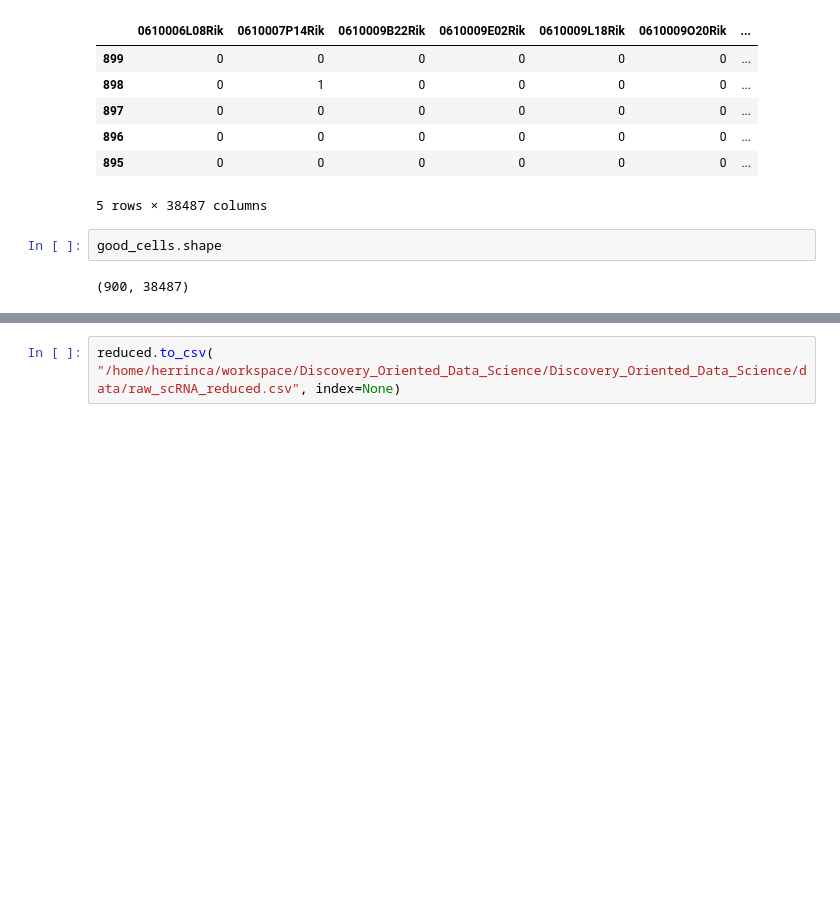
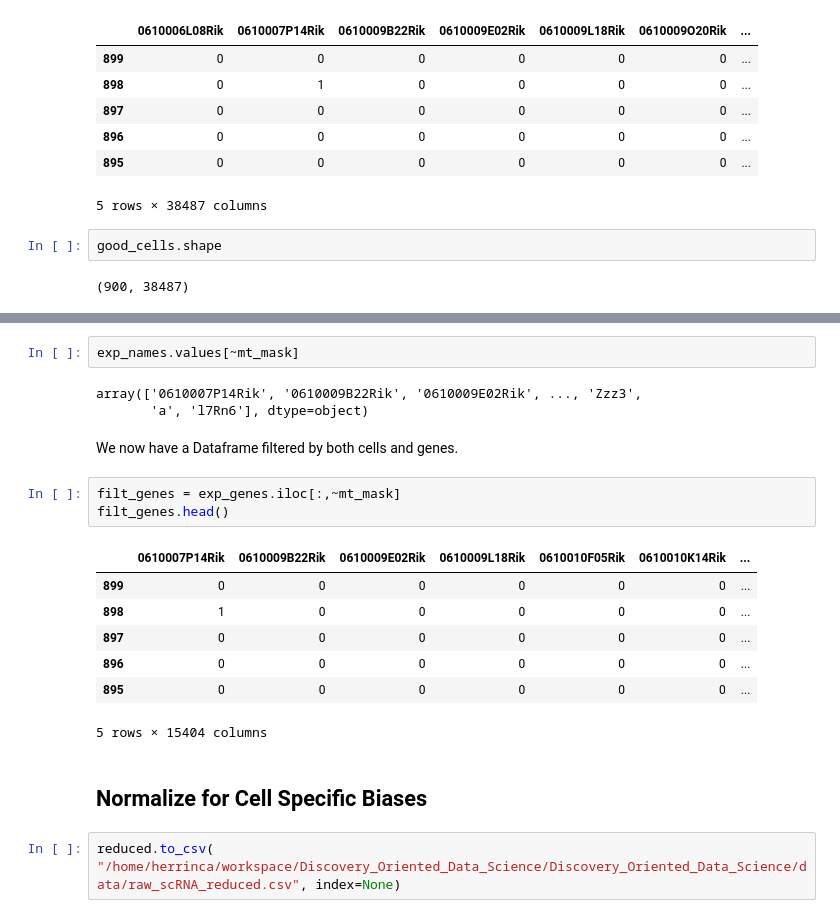
Before and after one commit to msenosain/Discovery_Oriented_Data_Science, a Jupyter notebook: notebooks/Preprocessing_and_Feature_Selection.ipynb, the cells around one changed output, grey strips where cells are left out. Saved outputs shown, nothing was run; the diff lists cells and outputs as text; blank space fills up the shorter version.

```diff
--- a/notebooks/Preprocessing_and_Feature_Selection.ipynb
+++ b/notebooks/Preprocessing_and_Feature_Selection.ipynb
@@ -145,2 +175,22 @@ array([5, 8, 9])
+# %%
+exp_names.values[~mt_mask]
+# %% [output]
+array(['0610007P14Rik', '0610009B22Rik', '0610009E02Rik', ..., 'Zzz3',
+       'a', 'l7Rn6'], dtype=object)
+# %% [markdown]
+We now have a Dataframe filtered by both cells and genes.
+# %%
+filt_genes = exp_genes.iloc[:,~mt_mask]
+filt_genes.head()
+# %% [output]
+|  | 0610007P14Rik | 0610009B22Rik | 0610009E02Rik | 0610009L18Rik | 0610010F05Rik | 0610010K14Rik | ... |
+| 899 | 0 | 0 | 0 | 0 | 0 | 0 | ... |
+| 898 | 1 | 0 | 0 | 0 | 0 | 0 | ... |
+| 897 | 0 | 0 | 0 | 0 | 0 | 0 | ... |
+| 896 | 0 | 0 | 0 | 0 | 0 | 0 | ... |
+| 895 | 0 | 0 | 0 | 0 | 0 | 0 | ... |
+5 rows × 15404 columns
+# %% [markdown]
+## **Normalize for Cell Specific Biases**
 # %%
 reduced.to_csv( "/home/herrinca/workspace/Discovery_Oriented_Data_Science/Discovery_Oriented_Data_Science/data/raw_scRNA_reduced.csv", index=None)
```
Also changed, not shown: parts of 18 cells of this notebook.
